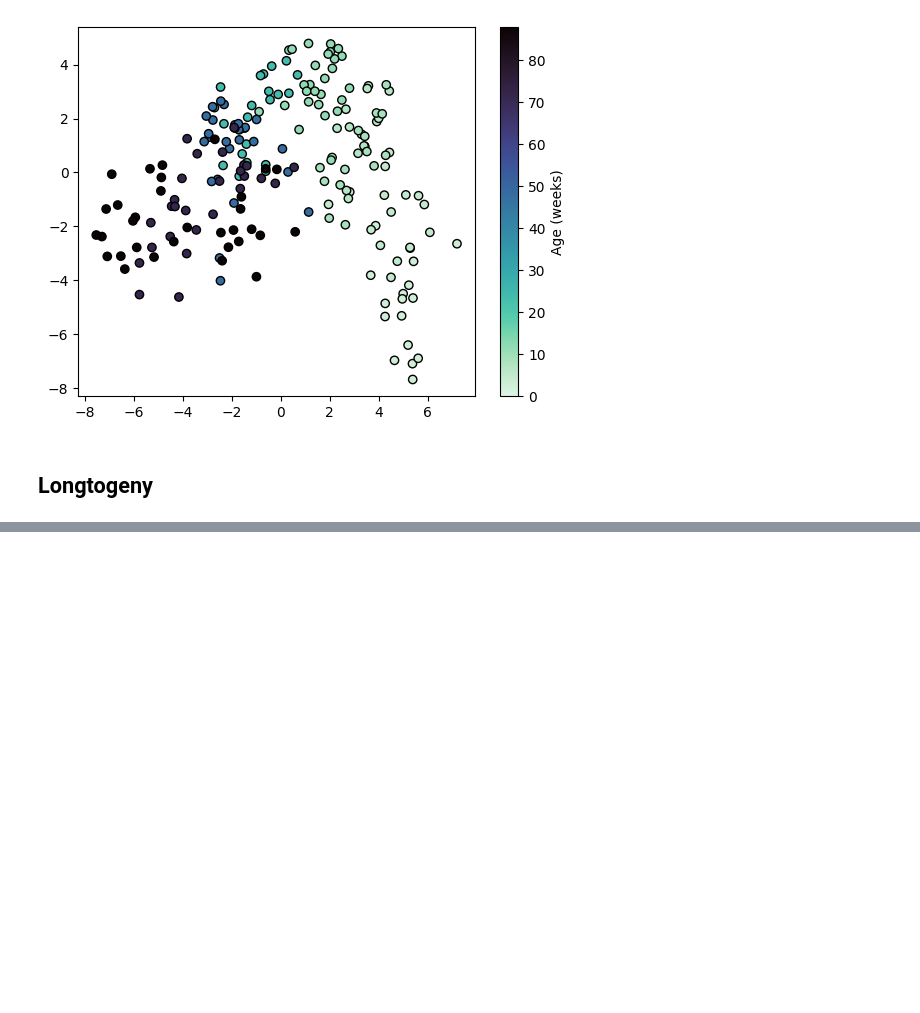
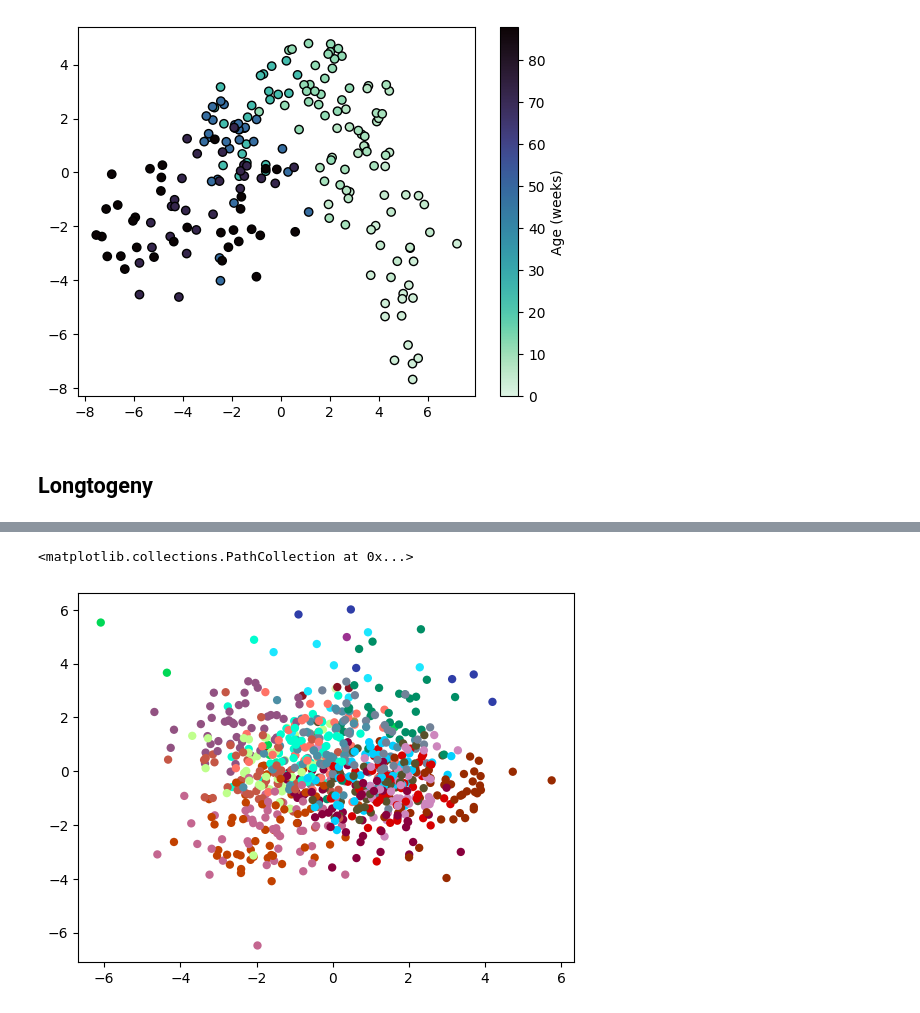
Before and after one commit to dattalab/ontogeny-of-behavior, a Jupyter notebook: notebooks/exploration/win/age-manifold/2023-07-17-age-indiv-manifold.ipynb, the cells around one changed output, grey strips where cells are left out. Cells and saved outputs as stored; diff of their text form; code cells hidden in the pictures; blank space fills up the shorter version.

```diff
--- a/notebooks/exploration/win/age-manifold/2023-07-17-age-indiv-manifold.ipynb
+++ b/notebooks/exploration/win/age-manifold/2023-07-17-age-indiv-manifold.ipynb
@@ -118,0 +146,12 @@ PLSRegression()
+# %%
+mdl = LinearDiscriminantAnalysis(n_components=2)
+mdl.fit(np.log(usage_mtx + 1e-6).iloc[:, :30], usage_mtx.index.get_level_values('mouse_id'))
+out = mdl.transform(np.log(usage_mtx + 1e-6).iloc[:, :30])
+# %%
+lbls = pd.factorize(usage_mtx.index.get_level_values('mouse_id'))[0]
+# %%
+plt.scatter(out[:, 0], out[:, 1], c=lbls, cmap=cc.cm.glasbey, lw=0, edgecolors='k', vmin=0)
+# plt.colorbar(label='Mouse ID')
+# %% [output]
+<matplotlib.collections.PathCollection at 0x...>
+[figure, added]
```
Also changed, not shown: parts of 31 cells of this notebook, 1 other file.
